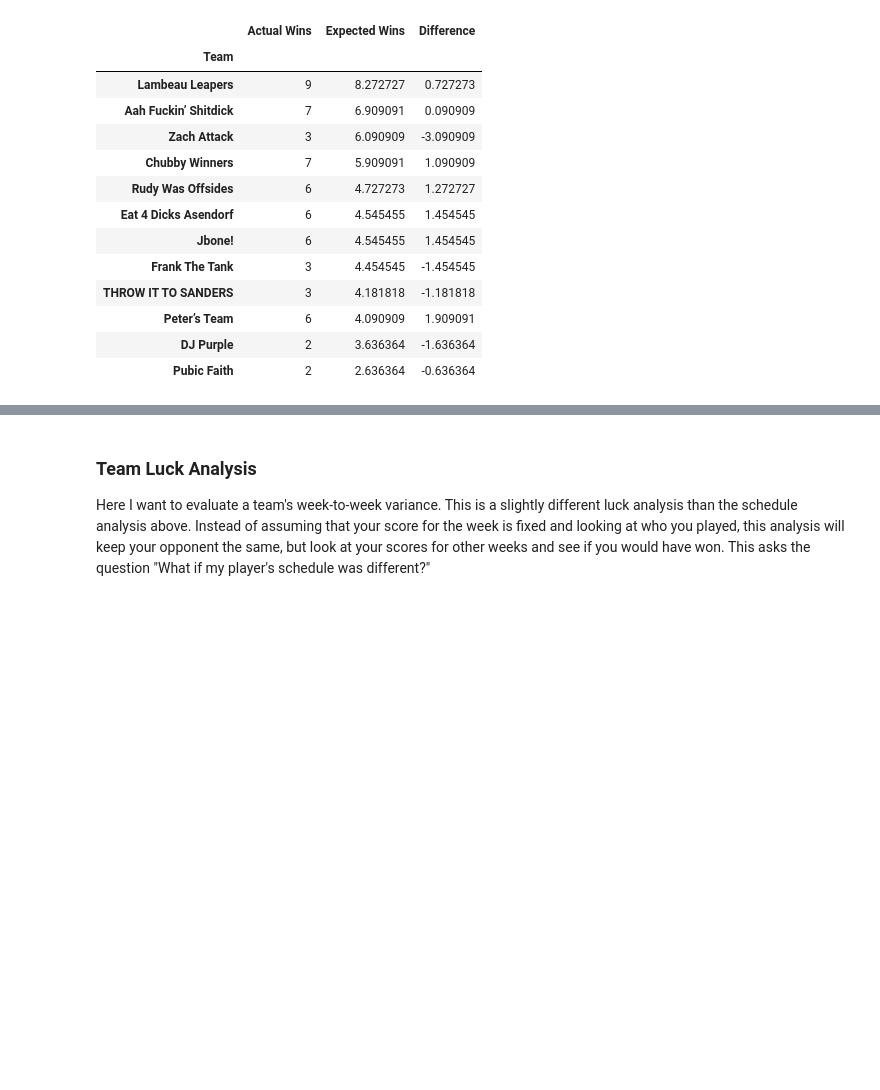
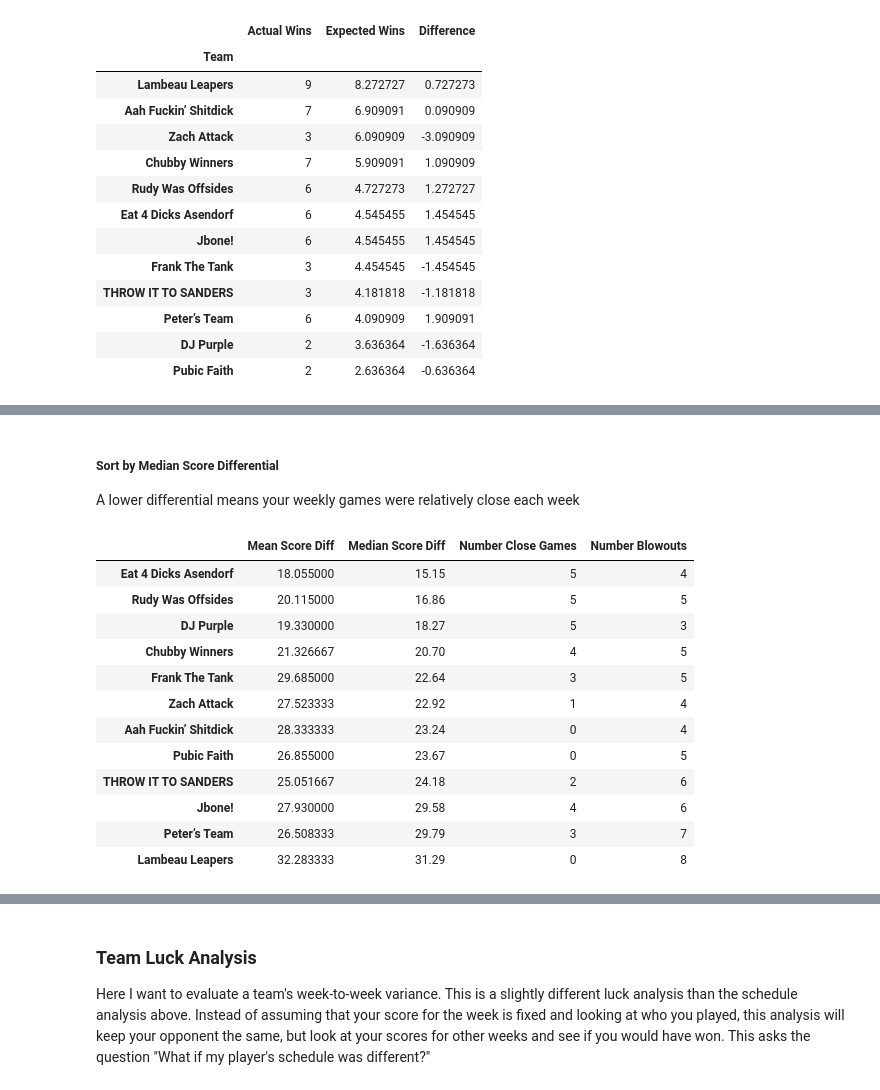
Before and after one commit to asendorf/fantasy_sports, a Jupyter notebook: fantasy_football/Fantasy Football Analysis.ipynb, the cells around one changed output, grey strips where cells are left out. Saved outputs shown, nothing was run; the diff lists cells and outputs as text; code cells hidden in the pictures; blank space fills up the shorter version.

```diff
--- a/fantasy_football/Fantasy Football Analysis.ipynb
+++ b/fantasy_football/Fantasy Football Analysis.ipynb
@@ -5,9 +5,22 @@ The purpose of this notebook is to provide some simple analyses of each year's f
 # %%
 import pandas as pd
 
+# Import weekly scores
 data_file = 'data_2019.csv'
 data = pd.read_csv(data_file)
 data = data.set_index('Team')
 NUM_TEAMS = data.shape[0]
 actual_wins = data['Actual Wins']
 del data['Actual Wins']
+
+# Import the schedules
+schedule_file = 'schedule_2019.csv'
+schedule = pd.read_csv(schedule_file)
+schedule = schedule.set_index('Team')
+# %%
+# Quality check the schedule
+teams = set(schedule.index)
+for week in range(1,14):
+    assert 12 == len(set(schedule['Week {}'.format(week)]).intersection(teams))
+
+print('Schedule seems valid')
@@ -156,0 +180,49 @@ weekly_luck.sort_values(by=['Expected Wins'], ascending=False)
+# %%
+# There is probably a slick pandas was to do this - for now, bruteforce
+
+exc_index = []
+med_exc = []
+mean_exc = []
+num_exc = []
+num_blow = []
+
+for team in data.index:
+    score_diff = []
+    for week in range(1, 13):
+
+        # Your score
+        your_score = data['Week {}'.format(week)][team]
+
+        # Opponents score
+        opp_score = data['Week {}'.format(week)][schedule['Week {}'.format(week)][team]]
+
+        score_diff.append(abs(your_score - opp_score))
+
+    # Logging
+    exc_index.append(team)
+    mean_exc.append(np.mean(score_diff))
+    med_exc.append(np.median(score_diff))
+    num_exc.append(sum(np.array(score_diff) < 10))
+    num_blow.append(sum(np.array(score_diff) > 25))
+
+exc_df = pd.DataFrame({'Mean Score Diff':mean_exc, 'Median Score Diff':med_exc, 'Number Close Games':num_exc, 'Number Blowouts':num_blow}, index = exc_index)
+# %% [markdown]
+##### Sort by Median Score Differential
+
+A lower differential means your weekly games were relatively close each week
+# %%
+exc_df.sort_values(by=['Median Score Diff'], ascending=True)
+# %% [output]
+|  | Mean Score Diff | Median Score Diff | Number Close Games | Number Blowouts |
+| Eat 4 Dicks Asendorf | 18.055000 | 15.15 | 5 | 4 |
+| Rudy Was Offsides | 20.115000 | 16.86 | 5 | 5 |
+| DJ Purple | 19.330000 | 18.27 | 5 | 3 |
+| Chubby Winners | 21.326667 | 20.70 | 4 | 5 |
+| Frank The Tank | 29.685000 | 22.64 | 3 | 5 |
+| Zach Attack | 27.523333 | 22.92 | 1 | 4 |
+| Aah Fuckin’ Shitdick | 28.333333 | 23.24 | 0 | 4 |
+| Pubic Faith | 26.855000 | 23.67 | 0 | 5 |
+| THROW IT TO SANDERS | 25.051667 | 24.18 | 2 | 6 |
+| Jbone! | 27.930000 | 29.58 | 4 | 6 |
+| Peter’s Team | 26.508333 | 29.79 | 3 | 7 |
+| Lambeau Leapers | 32.283333 | 31.29 | 0 | 8 |
```
Also changed, not shown: parts of 7 cells of this notebook, 2 other files.
